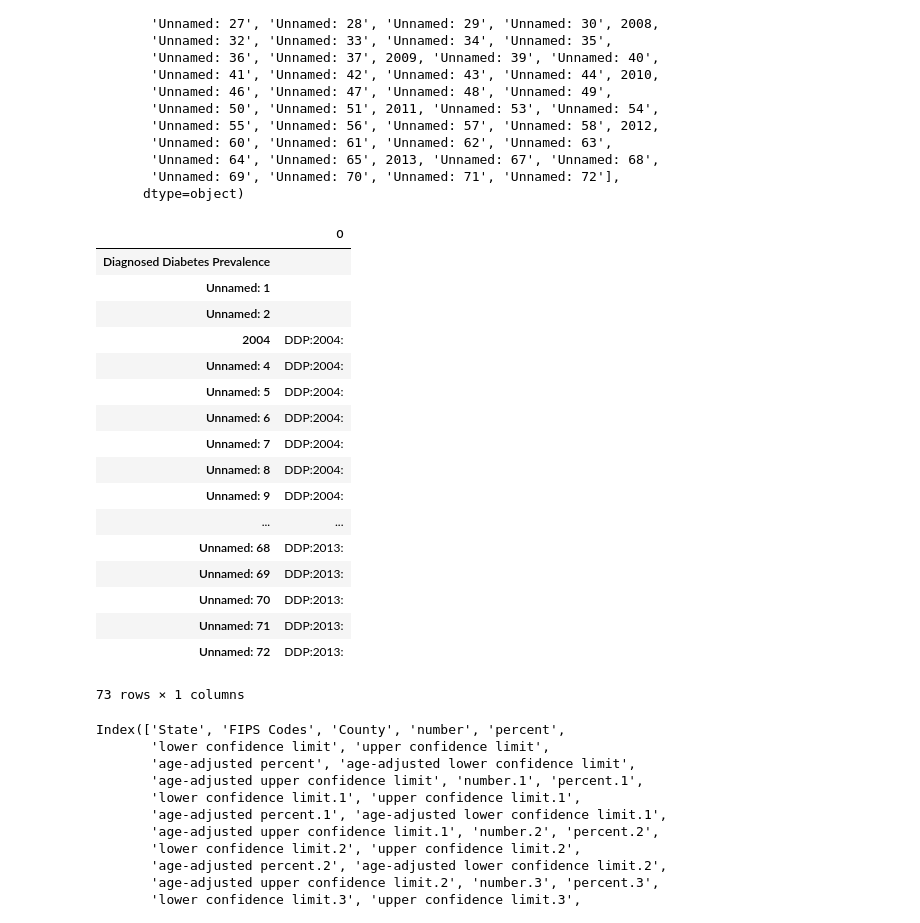
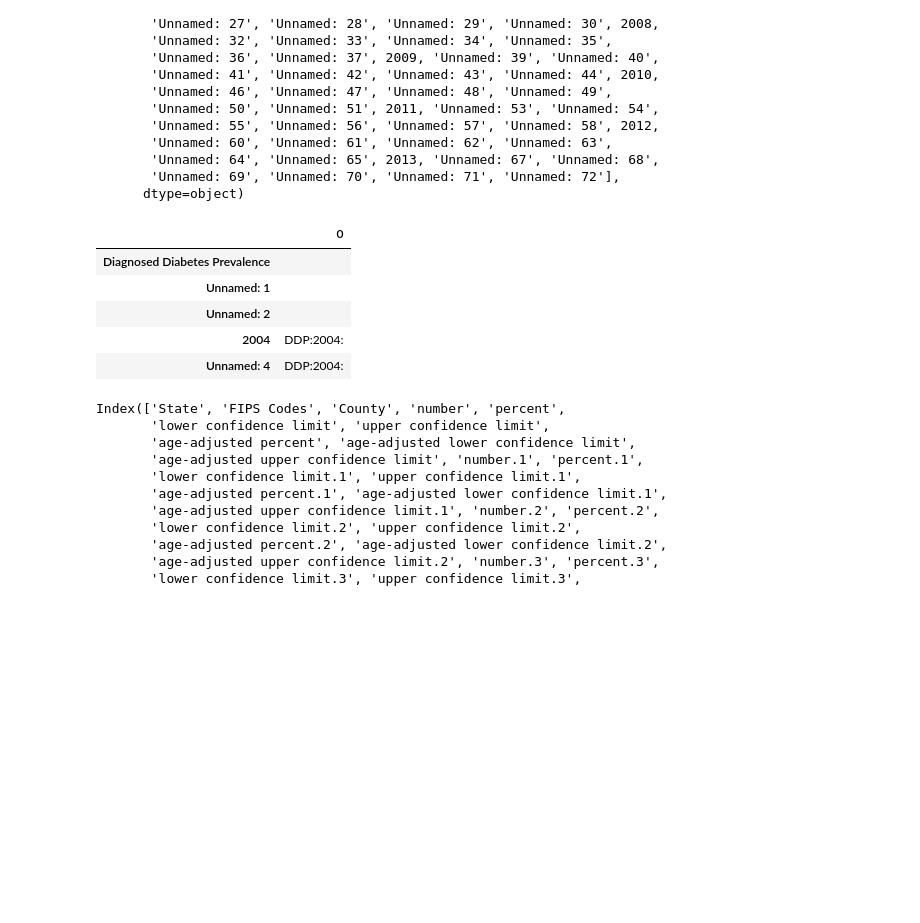
Before and after one commit to lbordz/diabetes-rates-prediction, a Jupyter notebook: data_cleaning/A-Obtaining_Data-1-Diabetes_data.ipynb, the cells around one changed output. Cells and saved outputs as stored; diff of their text form; code cells hidden in the pictures; blank space fills up the shorter version.

```diff
--- a/data_cleaning/A-Obtaining_Data-1-Diabetes_data.ipynb
+++ b/data_cleaning/A-Obtaining_Data-1-Diabetes_data.ipynb
@@ -56,26 +56,14 @@ new_column_headers = np.array(['', '', '',
                                'DDP:2013:','DDP:2013:','DDP:2013:','DDP:2013:','DDP:2013:','DDP:2013:','DDP:2013:'])
 # %%
 #checking aligment of my column names to original ones
-pd.DataFrame(new_column_headers, np.array(Diabetes_years.columns))
+pd.DataFrame(new_column_headers, np.array(Diabetes_years.columns)).head()
 # %% [output]
 |  | 0 |
 | Diagnosed Diabetes Prevalence |  |
 | Unnamed: 1 |  |
 | Unnamed: 2 |  |
 | 2004 | DDP:2004: |
 | Unnamed: 4 | DDP:2004: |
-| Unnamed: 5 | DDP:2004: |
-| Unnamed: 6 | DDP:2004: |
-| Unnamed: 7 | DDP:2004: |
-| Unnamed: 8 | DDP:2004: |
-| Unnamed: 9 | DDP:2004: |
-| ... | ... |
-| Unnamed: 68 | DDP:2013: |
-| Unnamed: 69 | DDP:2013: |
-| Unnamed: 70 | DDP:2013: |
-| Unnamed: 71 | DDP:2013: |
-| Unnamed: 72 | DDP:2013: |
-73 rows × 1 columns
 # %%
 Diabetes_data.columns
 # %% [output]
```
Also changed, not shown: parts of 18 cells of this notebook, 4 other files.
